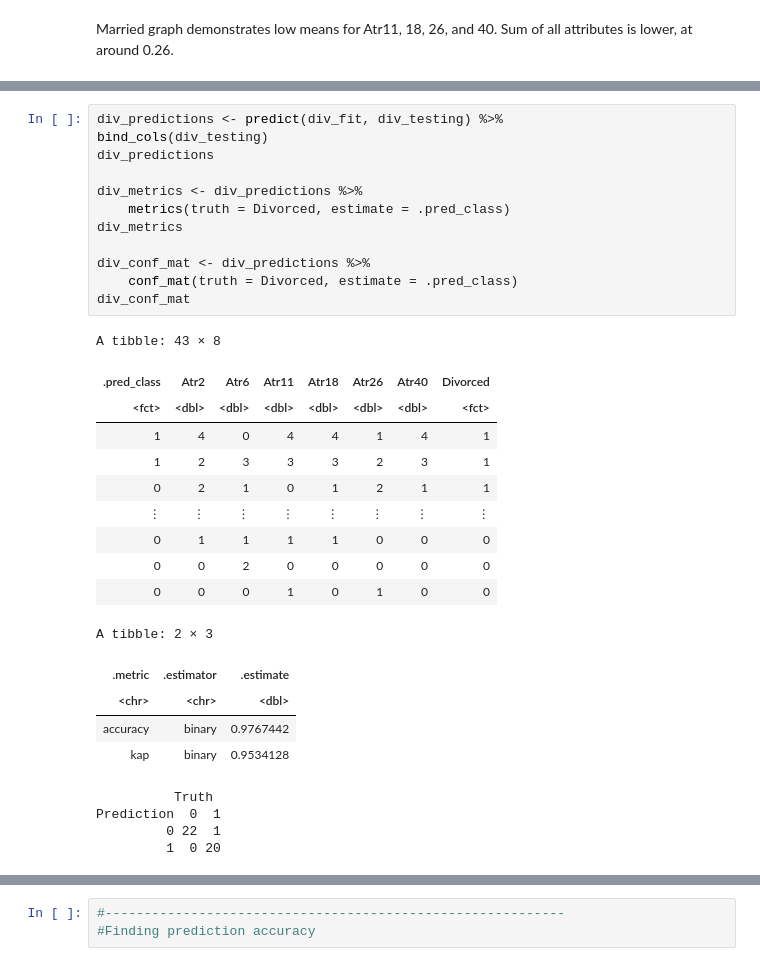
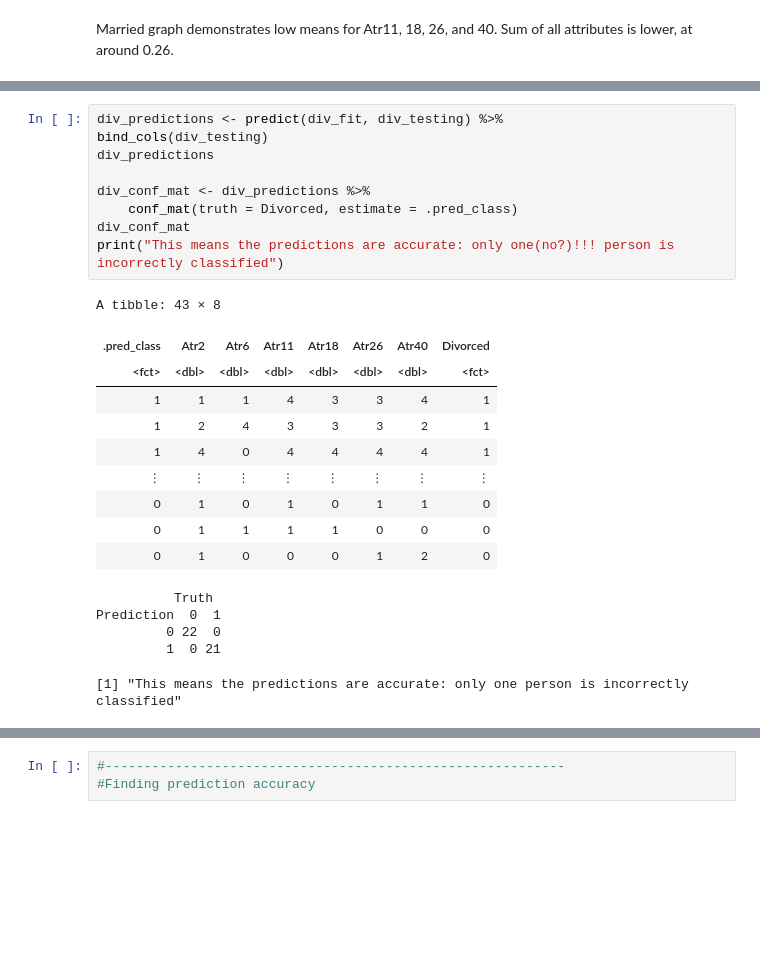
Before and after one commit to shjuliay/group107, a Jupyter notebook: Divorce_Project_Proposal.ipynb, the cells around one changed output, grey strips where cells are left out. Saved outputs shown, nothing was run; the diff lists cells and outputs as text; blank space fills up the shorter version.

```diff
--- a/Divorce_Project_Proposal.ipynb
+++ b/Divorce_Project_Proposal.ipynb
@@ -312,32 +312,25 @@ Warning message:
 # %%
 div_predictions <- predict(div_fit, div_testing) %>%
 bind_cols(div_testing)
 div_predictions
 
-div_metrics <- div_predictions %>%
-    metrics(truth = Divorced, estimate = .pred_class)
-div_metrics
-
 div_conf_mat <- div_predictions %>%
     conf_mat(truth = Divorced, estimate = .pred_class)
 div_conf_mat
+print("This means the predictions are accurate: only one(no?)!!! person is incorrectly classified")
 # %% [output]
 A tibble: 43 × 8
 | .pred_class | Atr2 | Atr6 | Atr11 | Atr18 | Atr26 | Atr40 | Divorced |
 | <fct> | <dbl> | <dbl> | <dbl> | <dbl> | <dbl> | <dbl> | <fct> |
-| 1 | 4 | 0 | 4 | 4 | 1 | 4 | 1 |
-| 1 | 2 | 3 | 3 | 3 | 2 | 3 | 1 |
-| 0 | 2 | 1 | 0 | 1 | 2 | 1 | 1 |
+| 1 | 1 | 1 | 4 | 3 | 3 | 4 | 1 |
+| 1 | 2 | 4 | 3 | 3 | 3 | 2 | 1 |
+| 1 | 4 | 0 | 4 | 4 | 4 | 4 | 1 |
 | ⋮ | ⋮ | ⋮ | ⋮ | ⋮ | ⋮ | ⋮ | ⋮ |
+| 0 | 1 | 0 | 1 | 0 | 1 | 1 | 0 |
 | 0 | 1 | 1 | 1 | 1 | 0 | 0 | 0 |
-| 0 | 0 | 2 | 0 | 0 | 0 | 0 | 0 |
-| 0 | 0 | 0 | 1 | 0 | 1 | 0 | 0 |
+| 0 | 1 | 0 | 0 | 0 | 1 | 2 | 0 |
-A tibble: 2 × 3
+          Truth
+Prediction  0  1
+         0 22  0
+         1  0 21
-| .metric | .estimator | .estimate |
-| <chr> | <chr> | <dbl> |
-| accuracy | binary | 0.9767442 |
-| kap | binary | 0.9534128 |
-          Truth
-Prediction  0  1
-         0 22  1
-         1  0 20
+[1] "This means the predictions are accurate: only one person is incorrectly classified"
```
Also changed, not shown: parts of 5 cells of this notebook.
